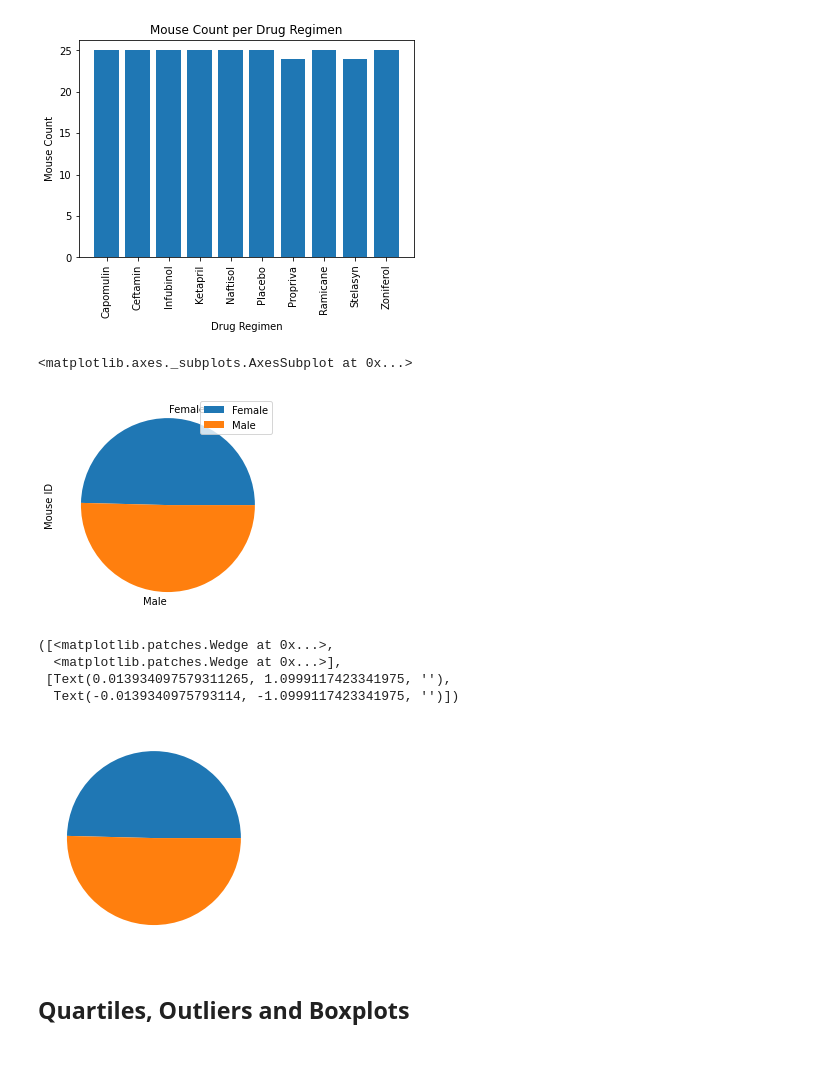
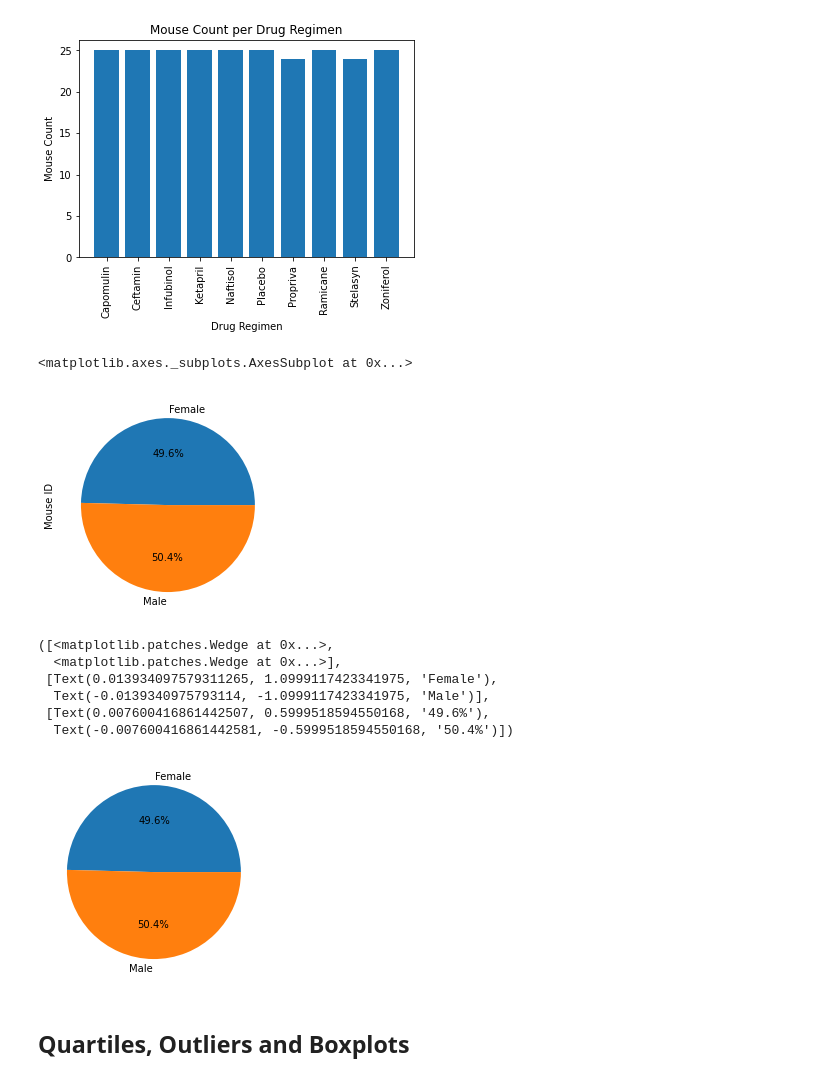
Before and after one commit to fanchea84/Matplotlib-challenge, a Jupyter notebook: Pymaceuticals.ipynb, the cells around one changed output. Saved outputs shown, nothing was run; the diff lists cells and outputs as text; code cells hidden in the pictures.

```diff
--- a/Pymaceuticals.ipynb
+++ b/Pymaceuticals.ipynb
@@ -161,21 +161,26 @@ Text(0.5, 0, 'Drug Regimen')
 # %%
 # Generate a pie plot showing the distribution of female versus male mice using pandas
 mouse_metadata_deduped = mouse_metadata[mouse_metadata["Mouse ID"] != "g989"]
 mouse_metadata_deduped_df = mouse_metadata_deduped[["Mouse ID","Sex"]]
 mouse_gender = mouse_metadata_deduped_df.groupby(["Sex"]).count()
-mouse_gender.plot.pie(y="Mouse ID")
+mouse_gender_series = mouse_gender["Mouse ID"]
+mouse_gender_series.plot(kind='pie', labels=mouse_gender_series.index, autopct="%1.1f%%")
 # %% [output]
 <matplotlib.axes._subplots.AxesSubplot at 0x...>
-[figure, old version]
+[figure, new version]
 # %%
 # Generate a pie plot showing the distribution of female versus male mice using pyplot
-plt.pie(mouse_gender["Mouse ID"])
+sizes = mouse_gender["Mouse ID"]
+labels = mouse_gender.index
+plt.pie(sizes, labels=labels, autopct="%1.1f%%")
 # %% [output]
 ([<matplotlib.patches.Wedge at 0x...>,
   <matplotlib.patches.Wedge at 0x...>],
- [Text(0.013934097579311265, 1.0999117423341975, ''),
-  Text(-0.0139340975793114, -1.0999117423341975, '')])
+ [Text(0.013934097579311265, 1.0999117423341975, 'Female'),
+  Text(-0.0139340975793114, -1.0999117423341975, 'Male')],
+ [Text(0.007600416861442507, 0.5999518594550168, '49.6%'),
+  Text(-0.007600416861442581, -0.5999518594550168, '50.4%')])
-[figure, old version]
+[figure, new version]
 # %% [markdown]
 ## Quartiles, Outliers and Boxplots
 # %%
```
